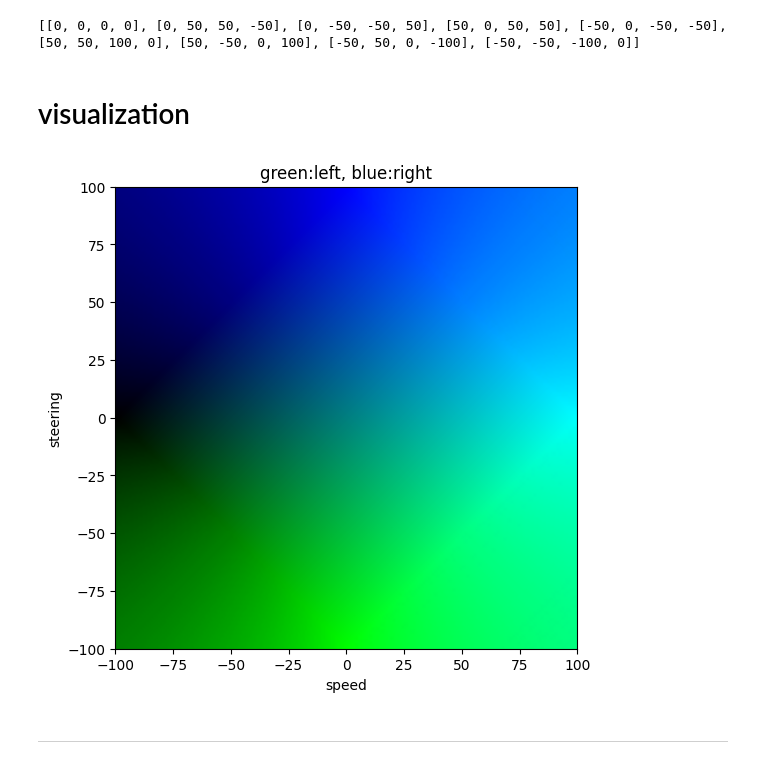
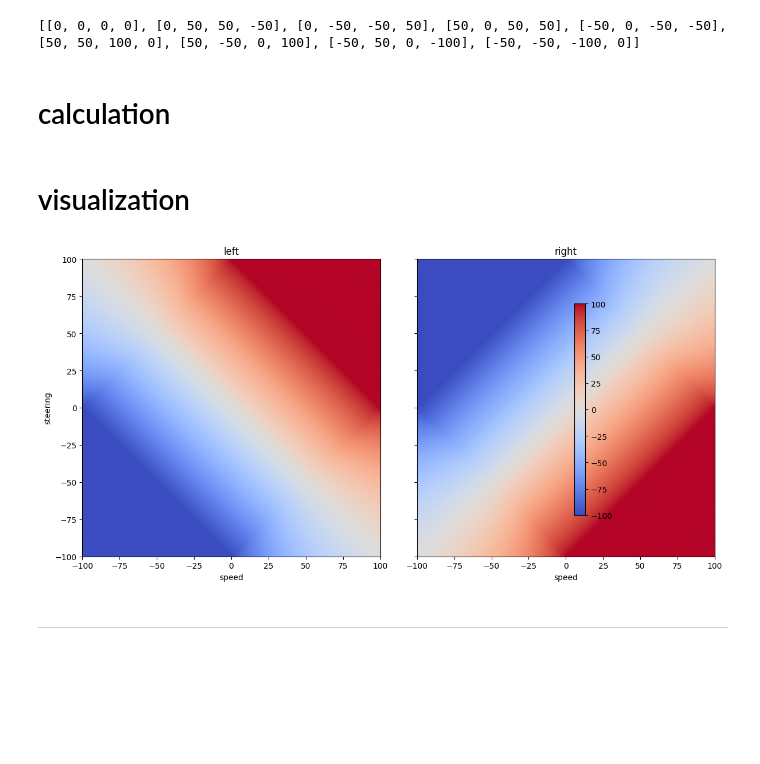
Before and after one commit to kamangir/bluer-ugv, a Jupyter notebook: notebooks/bluer-swallow-steering-setpoint.ipynb, the cells around one changed output. Drawn from its saved outputs; the diff is of its cells as text; code cells hidden in the pictures; blank space fills up the shorter version.

```diff
--- a/notebooks/bluer-swallow-steering-setpoint.ipynb
+++ b/notebooks/bluer-swallow-steering-setpoint.ipynb
@@ -31,3 +31,8 @@ for test_case in test_cases:
 print(test_cases)
 # %% [output]
 [[0, 0, 0, 0], [0, 50, 50, -50], [0, -50, -50, 50], [50, 0, 50, 50], [-50, 0, -50, -50], [50, 50, 100, 0], [50, -50, 0, 100], [-50, 50, 0, -100], [-50, -50, -100, 0]]
+# %%
+res = 200
+object_name = "steering-setpoint-v1"
+# %% [markdown]
+# calculation
@@ -52,11 +49,39 @@ for i in trange(res):
-# %%
-fig, ax = plt.subplots(figsize=(6,6))
-ax.imshow(img, extent=[-100,100,-100,100], origin="lower")
-ax.set_xlabel("speed")
-ax.set_ylabel("steering")
-plt.title("green:left, blue:right")
-plt.show()
-# %% [output]
-[figure, removed]
+# %%
+fig, (ax1, ax2) = plt.subplots(1, 2, figsize=(12, 6), sharex=True, sharey=True)
+
+# left
+im1 = ax1.imshow(
+    LEFT,
+    extent=[speed_vals.min(), speed_vals.max(), steering_vals.min(), steering_vals.max()],
+    origin="lower",
+    vmin=-100, vmax=100,
+    cmap="coolwarm"   # diverging cmap is good for positive/negative contrast
+)
+ax1.set_title("left")
+ax1.set_xlabel("speed")
+ax1.set_ylabel("steering")
+
+# right
+im2 = ax2.imshow(
+    RIGHT,
+    extent=[speed_vals.min(), speed_vals.max(), steering_vals.min(), steering_vals.max()],
+    origin="lower",
+    vmin=-100, vmax=100,
+    cmap="coolwarm"
+)
+ax2.set_title("right")
+ax2.set_xlabel("speed")
+
+# one shared colorbar
+cbar = fig.colorbar(im1, ax=[ax1, ax2], shrink=0.8, pad=0.05)
+
+plt.tight_layout()
+
+assert file.save_fig(objects.path_of(
+    object_name=object_name,
+    filename="3d.png",
+))
+# %% [output]
+[figure, added]
 # %% [markdown]
 ---
```
Also changed, not shown: parts of 8 cells of this notebook, 2 other files.
